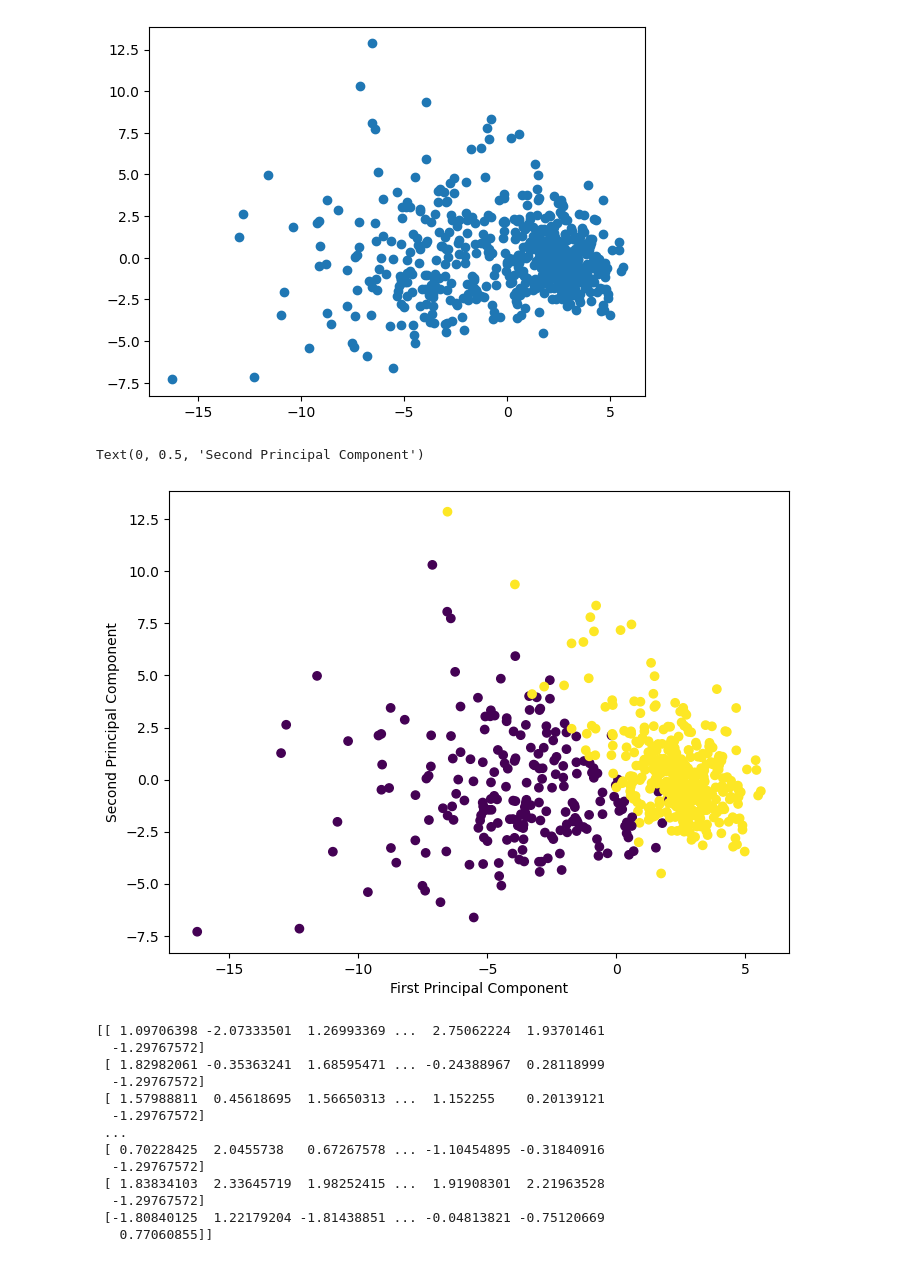
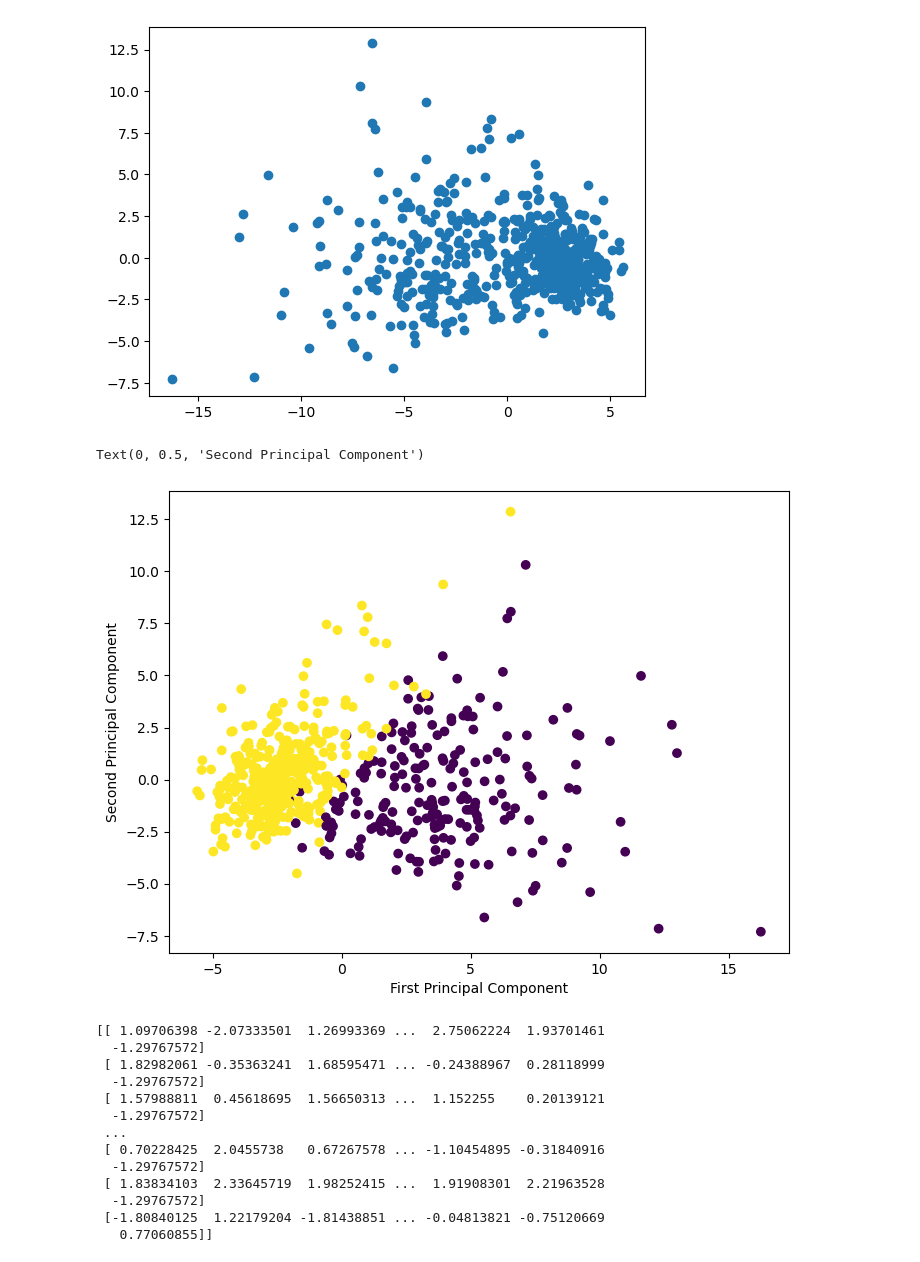
Before and after one commit to kaiday/Convolutional-Neural-Network, a Jupyter notebook: Import.ipynb, the cells around one changed output. Cells and saved outputs as stored; diff of their text form; code cells hidden in the pictures.

```diff
--- a/Import.ipynb
+++ b/Import.ipynb
@@ -107,12 +107,12 @@ plt.show()
 [figure]
 # %%
 plt.figure(figsize=(8,6))
-plt.scatter(pca_manual[:,0],pca_manual[:,1],c=data['target'])
+plt.scatter(-pca_manual[:,0],pca_manual[:,1],c=data['target'])
 plt.xlabel('First Principal Component')
 plt.ylabel('Second Principal Component')
 # %% [output]
 Text(0, 0.5, 'Second Principal Component')
-[figure, old version]
+[figure, new version]
 # %%
 from sklearn.preprocessing import StandardScaler
 #pca to have 2 dimensions instead of 30.
```
Also changed, not shown: 1 other file.
